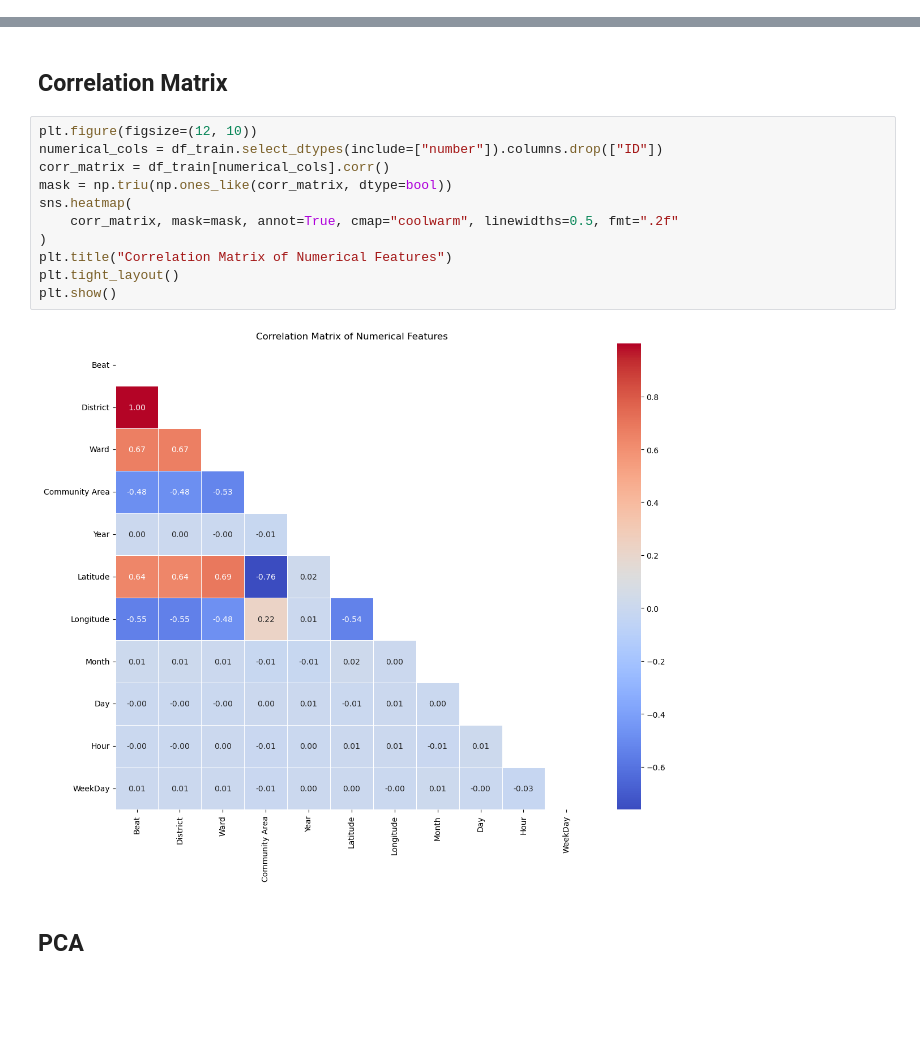
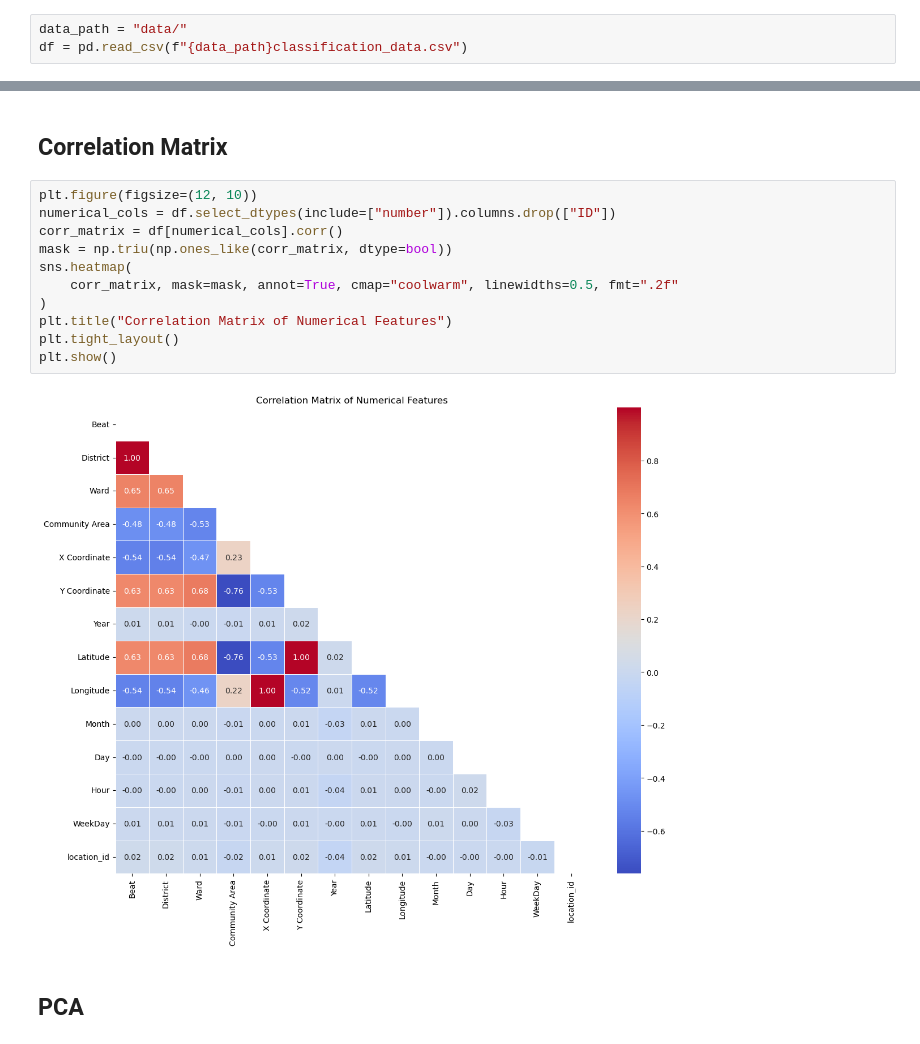
Before and after one commit to Lemonziz/IT5006Project, a Jupyter notebook: data_exploratory_v2.ipynb, the cells around one changed output, grey strips where cells are left out. Cells and saved outputs as stored; diff of their text form; blank space fills up the shorter version.

```diff
--- a/data_exploratory_v2.ipynb
+++ b/data_exploratory_v2.ipynb
@@ -67 +59,4 @@ df_test.drop(["Date", "Location", "X Coordinate", "Y Coordinate"], axis=1, inpla
+# %%
+data_path = "data/"
+df = pd.read_csv(f"{data_path}classification_data.csv")
 # %%
@@ -220,17 +209,17 @@ plt.show()
 ## Correlation Matrix
 # %%
 plt.figure(figsize=(12, 10))
-numerical_cols = df_train.select_dtypes(include=["number"]).columns.drop(["ID"])
-corr_matrix = df_train[numerical_cols].corr()
+numerical_cols = df.select_dtypes(include=["number"]).columns.drop(["ID"])
+corr_matrix = df[numerical_cols].corr()
 mask = np.triu(np.ones_like(corr_matrix, dtype=bool))
 sns.heatmap(
     corr_matrix, mask=mask, annot=True, cmap="coolwarm", linewidths=0.5, fmt=".2f"
 )
 plt.title("Correlation Matrix of Numerical Features")
 plt.tight_layout()
 plt.show()
 # %% [output]
-[figure, old version]
+[figure, new version]
 # %% [markdown]
 ## PCA
 # %%
```
Also changed, not shown: parts of 12 cells of this notebook, 1 other file.
